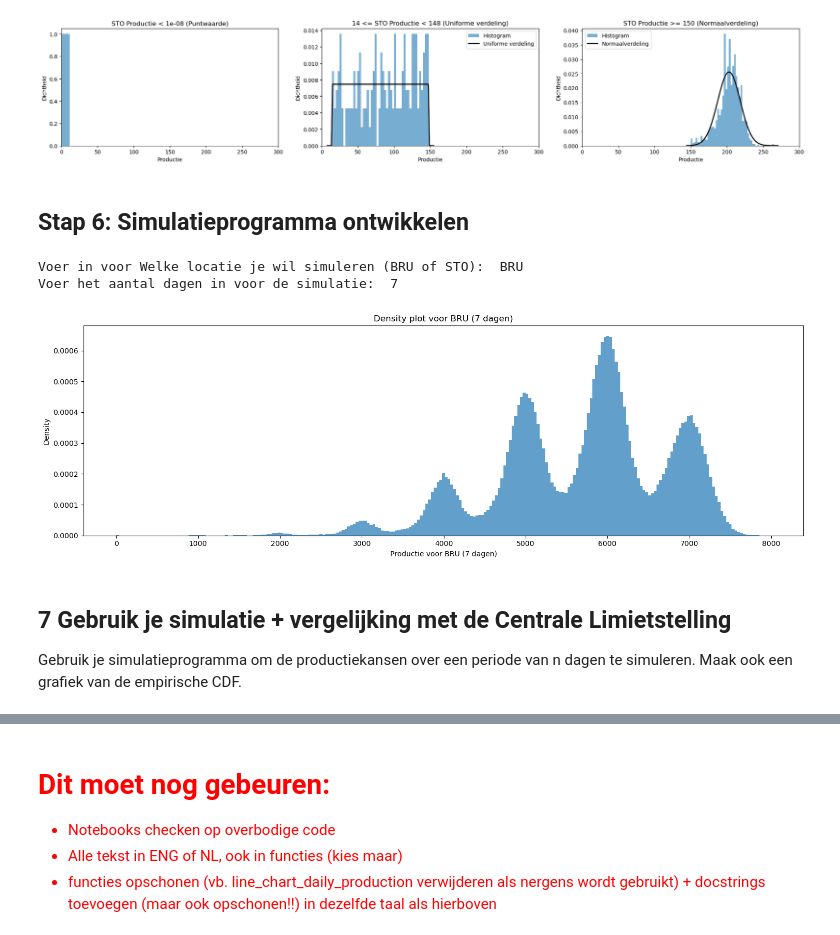
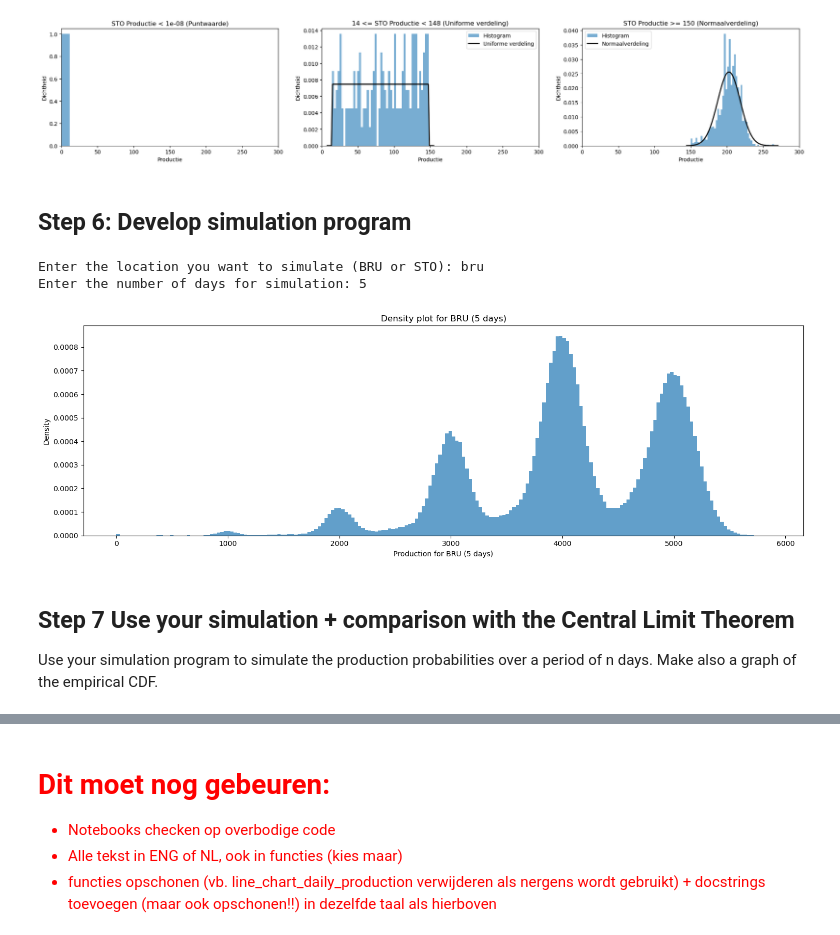
Before and after one commit to craftyraf/project-productie-proces, a Jupyter notebook: notebooks/Deel 1 - productieproces.ipynb, the cells around one changed output, grey strips where cells are left out. Drawn from its saved outputs; the diff is of its cells as text; code cells hidden in the pictures.

```diff
--- a/notebooks/Deel 1 - productieproces.ipynb
+++ b/notebooks/Deel 1 - productieproces.ipynb
@@ -182,34 +182,34 @@ dtype: object
 # %%
-# Verkrijg de unieke locaties
+# Obtain the unique locations
 unique_locations = combined_df_cleaned['location'].unique()
 
-# Bereken het aantal rijen/kolommen benodigd voor de subplots
+# Calculate the number of rows and columns needed for the subplots
 n_locs = len(unique_locations)
-n_cols = 3  # Kies bijvoorbeeld 3 kolommen of een ander gewenst aantal
+n_cols = 2
 n_rows = n_locs // n_cols + (n_locs % n_cols > 0)
 
-# Creëer een figuur en assen voor de subplots
+# Create a figure and axis for the subplots
 fig, axs = plt.subplots(n_rows, n_cols, figsize=(5 * n_cols, 4 * n_rows), squeeze=False)
 
 for i, loc in enumerate(unique_locations):
-    # Bereken de huidige rij en kolom
+    # Calculate the current row and column
     row = i // n_cols
     col = i % n_cols
 
-    # Filter de data voor de huidige locatie
+    # Filter data for current location
     loc_data = combined_df_cleaned[combined_df_cleaned['location'] == loc]['production']
 
-    # Plot histogram van productie voor de huidige locatie
+    # Plot histogram for current location
     axs[row, col].hist(loc_data, bins=50, alpha=0.7)
-    axs[row, col].set_title(f'Histogram van productie {loc}')
-    axs[row, col].set_xlabel('Productie')
-    axs[row, col].set_ylabel('Frequentie')
+    axs[row, col].set_title(f'Production {loc}')
+    axs[row, col].set_xlabel('Production')
+    axs[row, col].set_ylabel('Frequency')
 
-# Verberg overbodige subplots als het aantal locaties niet perfect in de grid past
+# Hide unnecessary subplots if the amount of locations does not fit the grid
 for i in range(n_locs, n_rows * n_cols):
     fig.delaxes(axs.flatten()[i])
 
-# Toon de plot
+# Show the plot
 plt.tight_layout()
 plt.show()
 # %% [output]
@@ -281,55 +281,55 @@ STO: % dagen met [1e-08 <= productie < 150]: 9.62 %
 STO: % dagen met [productie >= 150]: 83.04 %
 [figure]
 # %% [markdown]
-## Stap 6: Simulatieprogramma ontwikkelen
+## Step 6: Develop simulation program
 # %%
-# Vraag gebruiker om locatie in te voeren (met errorhandling)
+# Ask the user to input the location (with errorhandling)
 while True:
-    location = input("Voer in voor Welke locatie je wil simuleren (BRU of STO): " ).upper()
+    location = input("Enter the location you want to simulate (BRU or STO): " ).upper()
     if location not in ['BRU', 'STO']:
-        print("Je ingevoerde locatie was niet valide. Voer opnieuw de locatie in (BRU of STO)")
+        print("The location entered is not valid. Enter the correct location (BRU or STO)")
         continue
     else:
         break
 
-# Vraag gebruiker om aantal dagen in te voeren
-n_days_values = [(input("Voer het aantal dagen in voor de simulatie: "))] # type 'list' omdat simulate-functie met list werkt
+# Ask the user to enter the number of days
+n_days_values = [(input("Enter the number of days for simulation: "))] # type 'list' because simulate function works with list werkt
 
 
-# Data ophalen
+# Collect data
 filename = os.path.join(output_path, f'{location}.json')
 
 with open(filename, 'r') as json_file:
     data = json.load(json_file)
 
 share_1, share_2, lower_bound_s2, upper_bound_s2, param1_s3, param2_s3 = \
     (data[location][key] for key in ['share_1', 'share_2',
                                      'lower_bound_s2', 'upper_bound_s2',
                                      'param1_s3', 'param2_s3'])
 
 # Simulate data for each n_days value and plot histograms and CDFs
 fig, axs = plt.subplots(len(n_days_values), figsize=(15, 5*len(n_days_values)))
 
 for i, n_days in enumerate(n_days_values):
     # Simulate data
     simulated_data = simulate(share_1, share_2, lower_bound_s2, upper_bound_s2, param1_s3, param2_s3, int(n_days))
 
     # Plot histogram
     plot_histogram(simulated_data, int(n_days), location)
 
-plt.xlabel(f"Productie voor {location} ({n_days} {'dag' if n_days == 1 else 'dagen'})")
+plt.xlabel(f"Production for {location} ({n_days} {'day' if n_days == 1 else 'days'})")
 plt.ylabel('Density')
 plt.title(
-     f"Density plot voor {location} ({n_days}"
-     f" {'dag' if n_days == 1 else 'dagen'})")
+     f"Density plot for {location} ({n_days}"
+     f" {'day' if n_days == 1 else 'days'})")
 plt.tight_layout()
 plt.show()
 # %% [output]
-Voer in voor Welke locatie je wil simuleren (BRU of STO):  BRU
-Voer het aantal dagen in voor de simulatie:  7
+Enter the location you want to simulate (BRU or STO): bru
+Enter the number of days for simulation: 5
-[figure, old version]
+[figure, new version]
 # %% [markdown]
-## 7 Gebruik je simulatie + vergelijking met de Centrale Limietstelling
-Gebruik je simulatieprogramma om de productiekansen over een periode van n dagen te simuleren. Maak
-ook een grafiek van de empirische CDF.
+## Step 7 Use your simulation + comparison with the Central Limit Theorem
+Use your simulation program to simulate the production probabilities over a period of n days. Make
+also a graph of the empirical CDF.
 # %%
```
Also changed, not shown: parts of 33 cells of this notebook, 4 other files.
